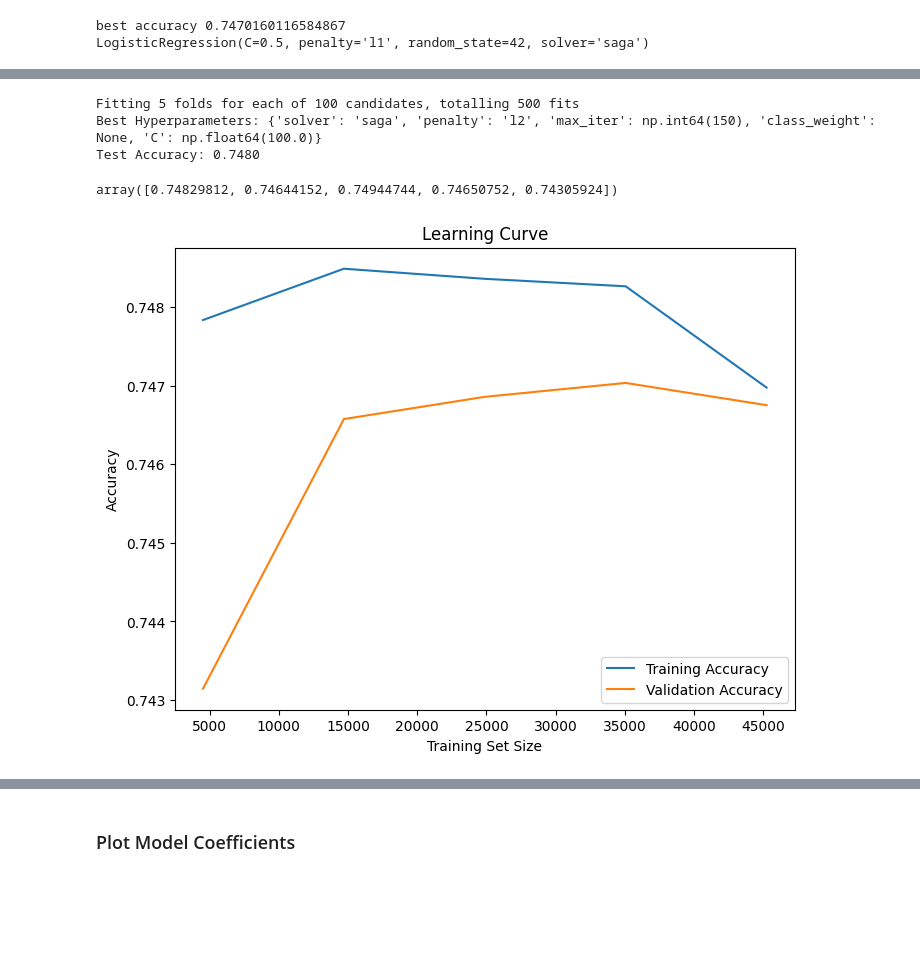
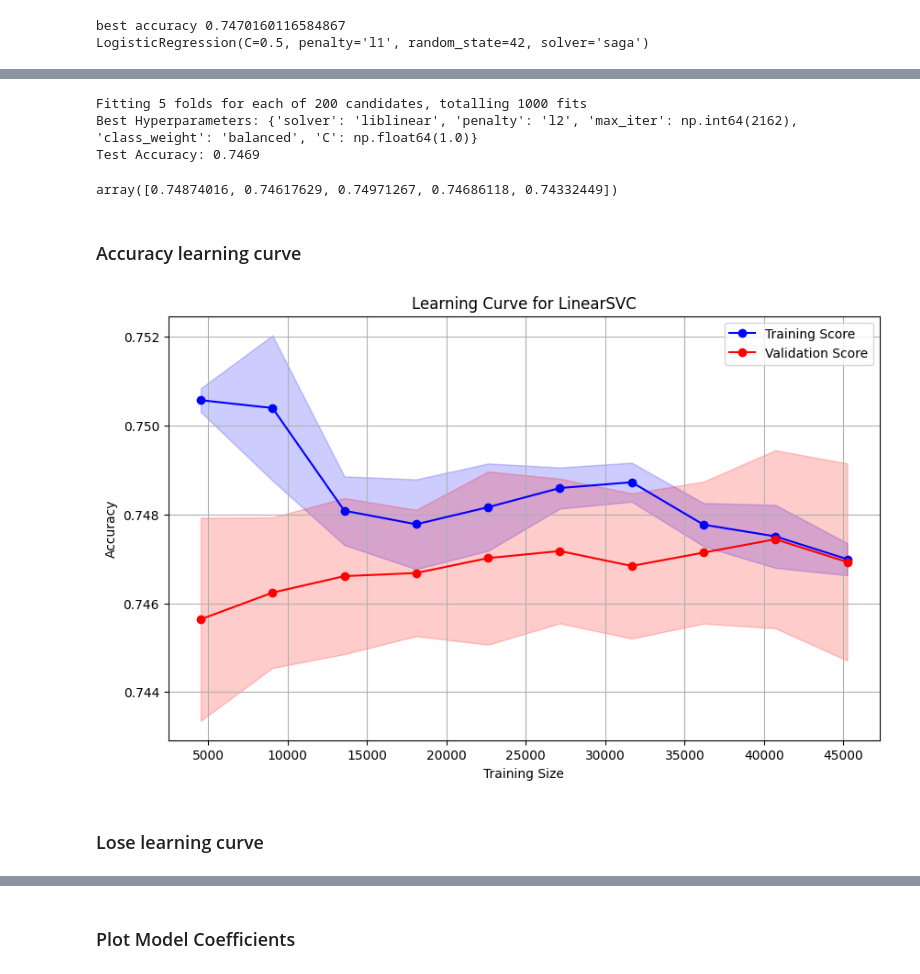
Before and after one commit to amjadAwad95/diabetes-prediction, a Jupyter notebook: src/EDA.ipynb, the cells around one changed output, grey strips where cells are left out. Cells and saved outputs as stored; diff of their text form; code cells hidden in the pictures; blank space fills up the shorter version.

Commit message:
Adding more analytics for new features and trying to tune hyperparameters

```diff
--- a/src/EDA.ipynb
+++ b/src/EDA.ipynb
@@ -720,13 +835,13 @@ from sklearn.model_selection import RandomizedSearchCV
 from sklearn.linear_model import LogisticRegression
 from sklearn.metrics import accuracy_score
 
-model = LogisticRegression(solver='liblinear', random_state=42)
+model = LogisticRegression(random_state=42)
 
 # Define hyperparameters and their ranges for RandomizedSearchCV
 param_dist = {
     'C': np.logspace(-3, 3, 7),             # Regularization strength (log-spaced range from 10^-3 to 10^3)
     'penalty': ['l1', 'l2'],                # Penalty type ('l1' or 'l2')
-    'max_iter': np.arange(50, 201, 50),     # Range for max_iter (from 50 to 200, step size of 50)
+    'max_iter': np.arange(100, 2500),
     'solver': ['liblinear', 'saga'],        # Solver to use
     'class_weight': [None, 'balanced'],     # Weight of classes
 }
@@ -735,7 +850,7 @@ param_dist = {
 random_search = RandomizedSearchCV(
     estimator=model,
     param_distributions=param_dist,
-    n_iter=100,                               # Number of random combinations to try
+    n_iter=200,                               # Number of random combinations to try
     cv=5,                                     # 5-fold cross-validation
     verbose=2,                                # Verbosity of output
     random_state=42,
@@ -754,13 +869,13 @@ y_pred = best_model.predict(train_data)
 accuracy = accuracy_score(train_label, y_pred)
 print(f"Test Accuracy: {accuracy:.4f}")
 # %% [output]
-Fitting 5 folds for each of 100 candidates, totalling 500 fits
-Best Hyperparameters: {'solver': 'saga', 'penalty': 'l2', 'max_iter': np.int64(150), 'class_weight': None, 'C': np.float64(100.0)}
-Test Accuracy: 0.7480
+Fitting 5 folds for each of 200 candidates, totalling 1000 fits
+Best Hyperparameters: {'solver': 'liblinear', 'penalty': 'l2', 'max_iter': np.int64(2162), 'class_weight': 'balanced', 'C': np.float64(1.0)}
+Test Accuracy: 0.7469
 # %%
 from sklearn.linear_model import LogisticRegression
 
-logistic_regression = LogisticRegression(random_state=42,solver='saga', penalty='l2', max_iter=150, class_weight=None, C = 100)
+logistic_regression = LogisticRegression(random_state=42,solver='liblinear',penalty='l2',max_iter=2162,C=1)
 model=logistic_regression.fit(train_data,train_label)
 
 prediction=logistic_regression.predict(test_data)
@@ -770,24 +885,41 @@ from sklearn.model_selection import cross_val_score
 cross_val=cross_val_score(logistic_regression,train_data,train_label,cv=5)
 cross_val
 # %% [output]
-array([0.74829812, 0.74644152, 0.74944744, 0.74650752, 0.74305924])
+array([0.74874016, 0.74617629, 0.74971267, 0.74686118, 0.74332449])
+# %% [markdown]
+### Accuracy learning curve
 # %%
 from sklearn.model_selection import learning_curve
 
-train_sizes, train_scores, test_scores = learning_curve(
-    logistic_regression, train_data, train_label, cv=5, scoring='accuracy'
+train_sizes, train_scores, validation_scores = learning_curve(
+    estimator=logistic_regression,
+    X=train_data,
+    y=train_label,
+    cv=5,
+    scoring='accuracy',
+    train_sizes=np.linspace(0.1, 1.0, 10),
+    n_jobs=-1
 )
 
-train_scores_mean = train_scores.mean(axis=1)
-test_scores_mean = test_scores.mean(axis=1)
+train_mean = np.mean(train_scores, axis=1)
+train_std = np.std(train_scores, axis=1)
+validation_mean = np.mean(validation_scores, axis=1)
+validation_std = np.std(validation_scores, axis=1)
 
-plt.figure(figsize=(8, 6))
-plt.plot(train_sizes, train_scores_mean, label='Training Accuracy')
-plt.plot(train_sizes, test_scores_mean, label='Validation Accuracy')
-plt.xlabel('Training Set Size')
-plt.ylabel('Accuracy')
-plt.title('Learning Curve')
-plt.legend()
+plt.figure(figsize=(10, 6))
+plt.plot(train_sizes, train_mean, 'o-', color="blue", label="Training Score")
+plt.plot(train_sizes, validation_mean, 'o-', color="red", label="Validation Score")
+
+plt.fill_between(train_sizes, train_mean - train_std, train_mean + train_std, alpha=0.2, color="blue")
+plt.fill_between(train_sizes, validation_mean - validation_std, validation_mean + validation_std, alpha=0.2, color="red")
+
+plt.title("Learning Curve for LinearSVC")
+plt.xlabel("Training Size")
+plt.ylabel("Accuracy")
+plt.legend(loc="best")
+plt.grid()
 plt.show()
 # %% [output]
-[figure, old version]
+[figure, new version]
+# %% [markdown]
+### Lose learning curve
```
Also changed, not shown: parts of 46 cells of this notebook.
